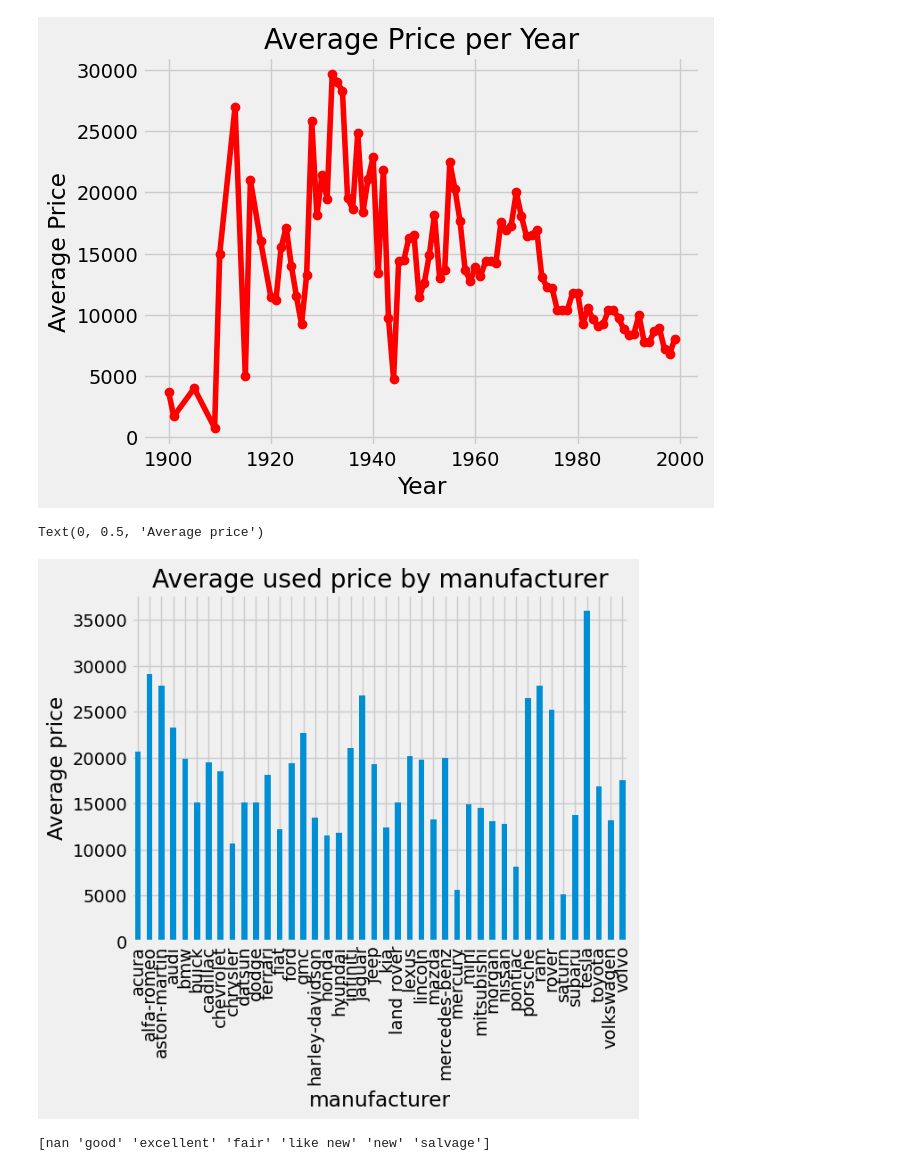
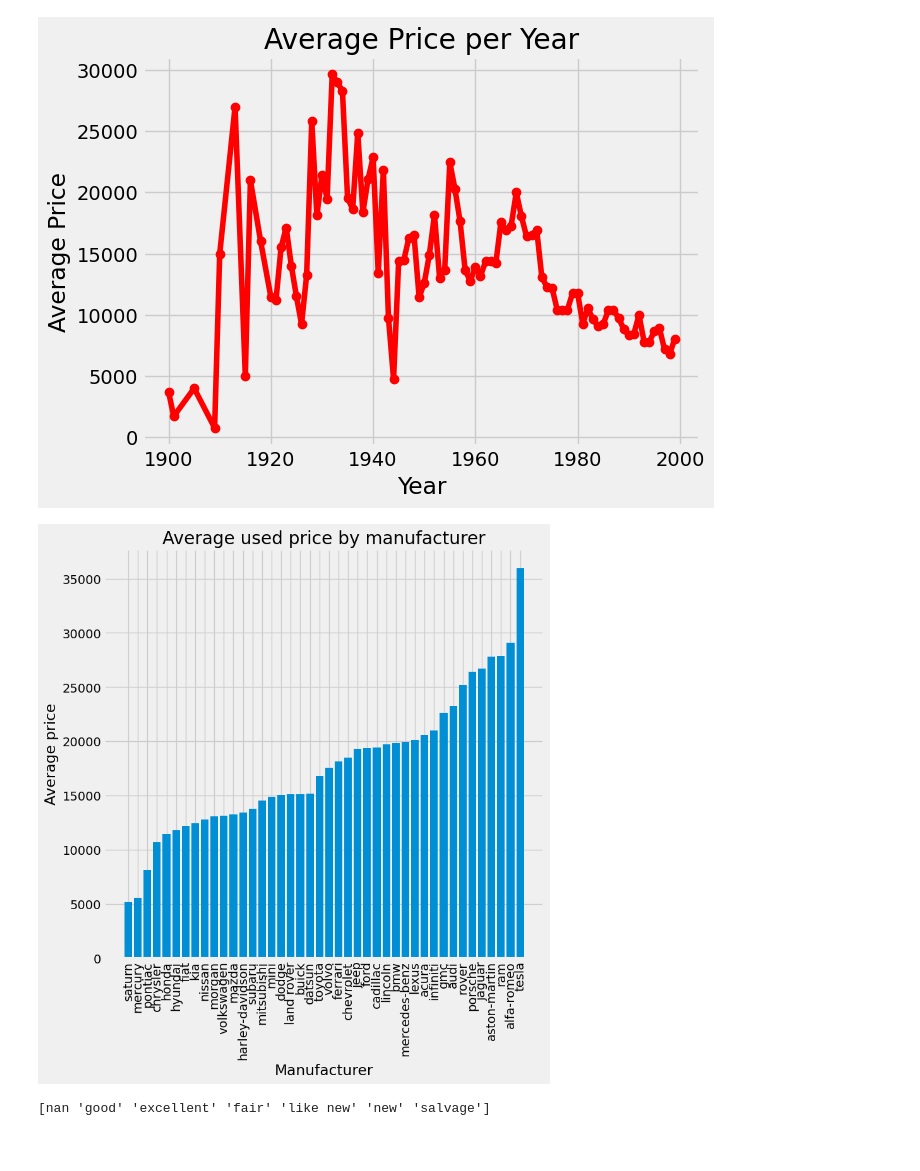
Before and after one commit to LewisRRamsey/Data-science-and-analytics-side-projects, a Jupyter notebook: Data analysis side project on used cars/Jupyter notebook file for project.ipynb, the cells around one changed output. Saved outputs shown, nothing was run; the diff lists cells and outputs as text; code cells hidden in the pictures.

```diff
--- a/Data analysis side project on used cars/Jupyter notebook file for project.ipynb
+++ b/Data analysis side project on used cars/Jupyter notebook file for project.ipynb
@@ -244,13 +245,16 @@ plt.show()
 # %%
 # comparing average price by manufacturer
 
-avg_manufacturer_price = clean_cars_df.groupby('manufacturer')['price'].mean()
-avg_manufacturer_price.plot(kind = 'bar')
+avg_manufacturer_price = clean_cars_df.groupby('manufacturer')['price'].mean().reset_index(name = 'Average price')
+avg_manufacturer_price = avg_manufacturer_price.sort_values('Average price', ascending=True)
+plt.bar(avg_manufacturer_price['manufacturer'], avg_manufacturer_price['Average price'])
 plt.title('Average used price by manufacturer')
 plt.ylabel('Average price')
+plt.xlabel('Manufacturer')
+plt.xticks(rotation = 'vertical')
+plt.show()
 # %% [output]
-Text(0, 0.5, 'Average price')
-[figure, old version]
+[figure, new version]
 # %%
 print(clean_cars_df['condition'].unique())
 # %% [output]
```
Also changed, not shown: parts of 8 cells of this notebook.
